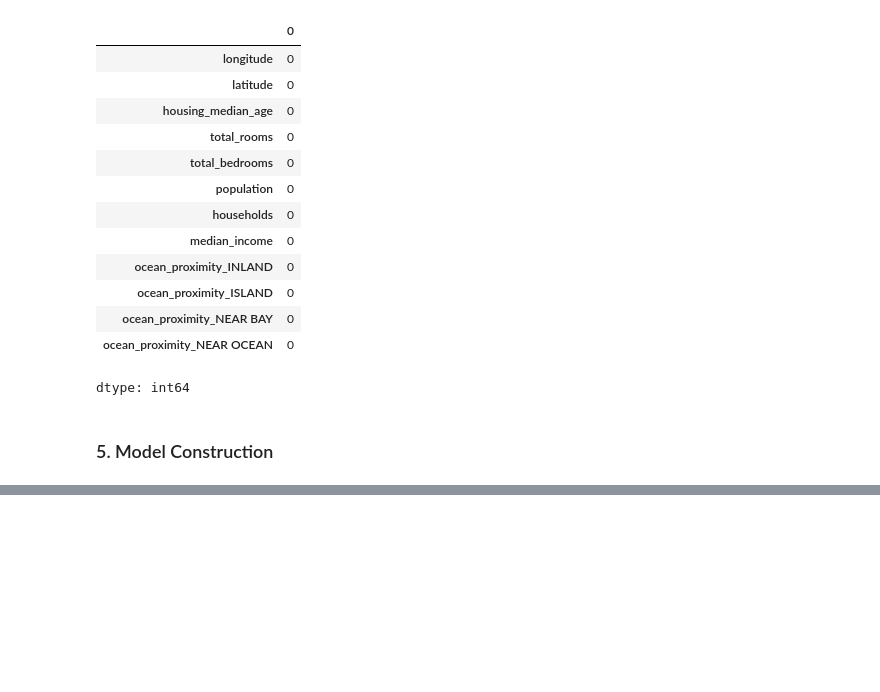
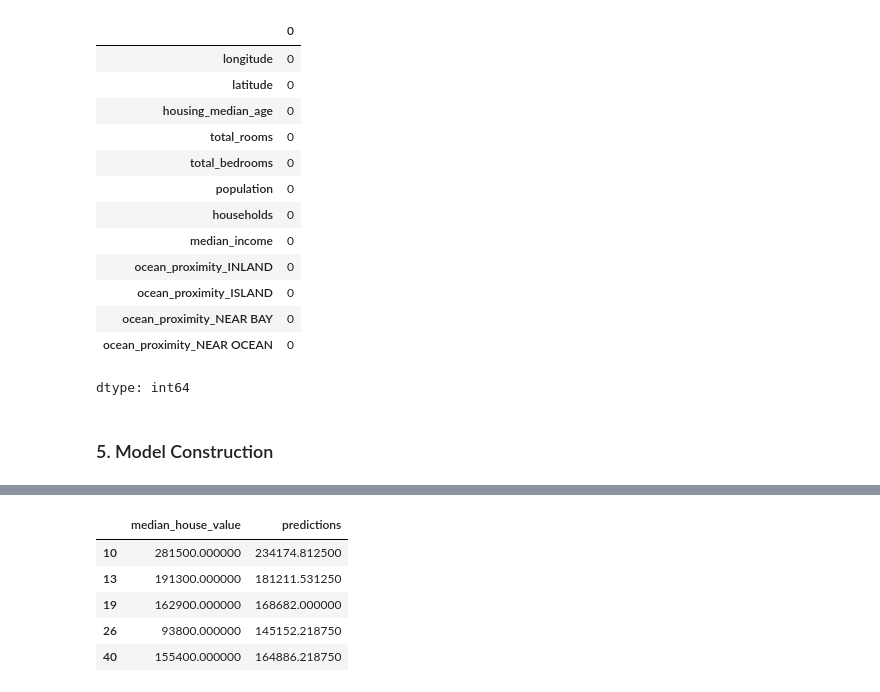
Before and after one commit to pevu97/Housing-Price-Regression-NN, a Jupyter notebook: notebooks/Workshop.ipynb, the cells around one changed output, grey strips where cells are left out. Drawn from its saved outputs; the diff is of its cells as text; code cells hidden in the pictures; blank space fills up the shorter version.

```diff
--- a/notebooks/Workshop.ipynb
+++ b/notebooks/Workshop.ipynb
@@ -54,7 +48,7 @@ memory usage: 1.6+ MB
 # %% [markdown]
 ### 2. Data Loading and Initial Exploration
 # %%
-dataset = raw_datasets.copy()
+dataset = raw_dataset.copy()
 dataset.head()
 # %% [output]
 |  | longitude | latitude | housing_median_age | total_rooms | total_bedrooms | population | households | ... |
@@ -359,0 +369,11 @@ plot_hist(history)
+# %%
+pred = pd.DataFrame(test_labels)
+pred['predictions'] = test_predictions
+pred.head()
+# %% [output]
+|  | median_house_value | predictions |
+| 10 | 281500.000000 | 234174.812500 |
+| 13 | 191300.000000 | 181211.531250 |
+| 19 | 162900.000000 | 168682.000000 |
+| 26 | 93800.000000 | 145152.218750 |
+| 40 | 155400.000000 | 164886.218750 |
```
Also changed, not shown: parts of 9 cells of this notebook.
